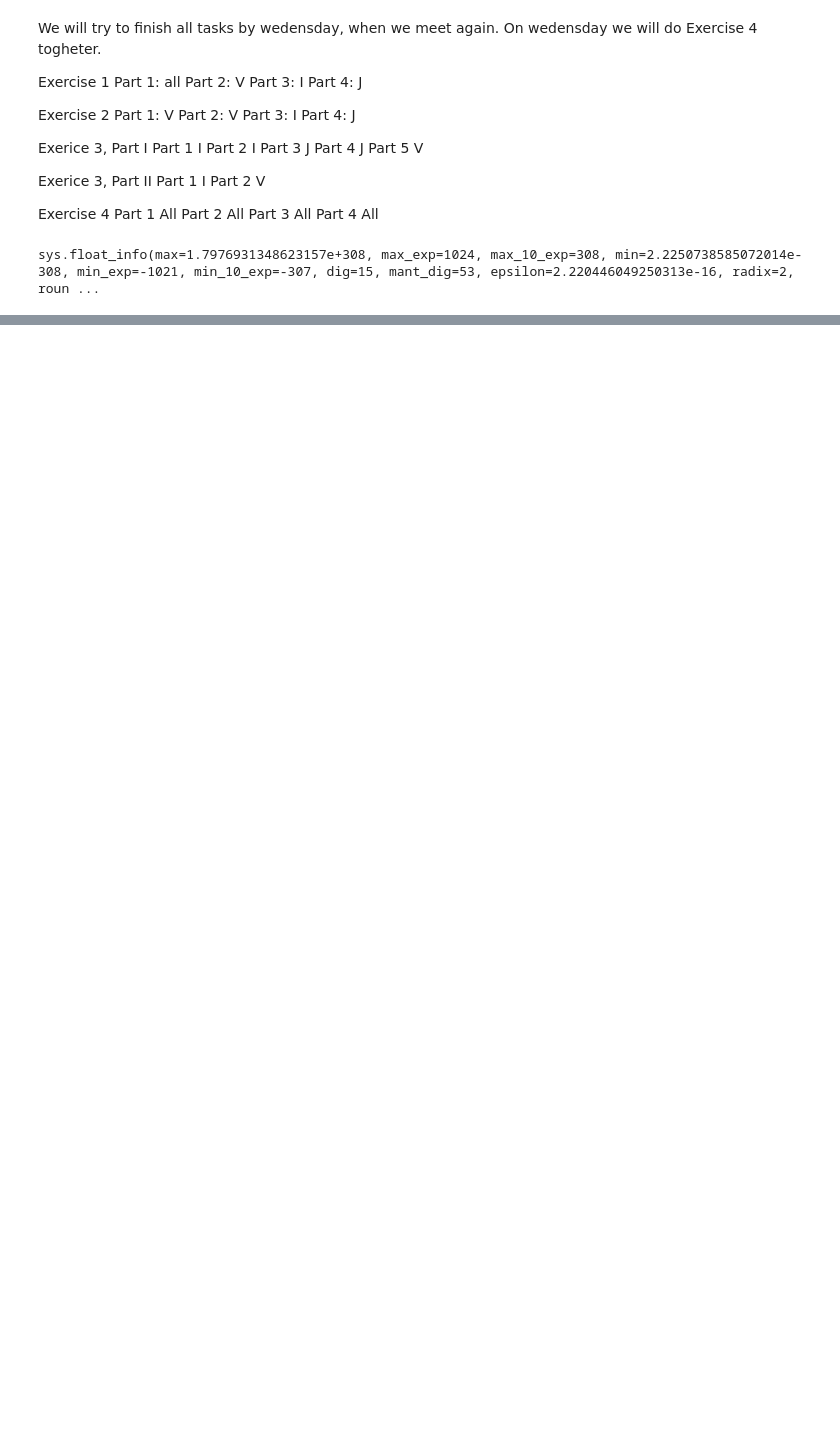
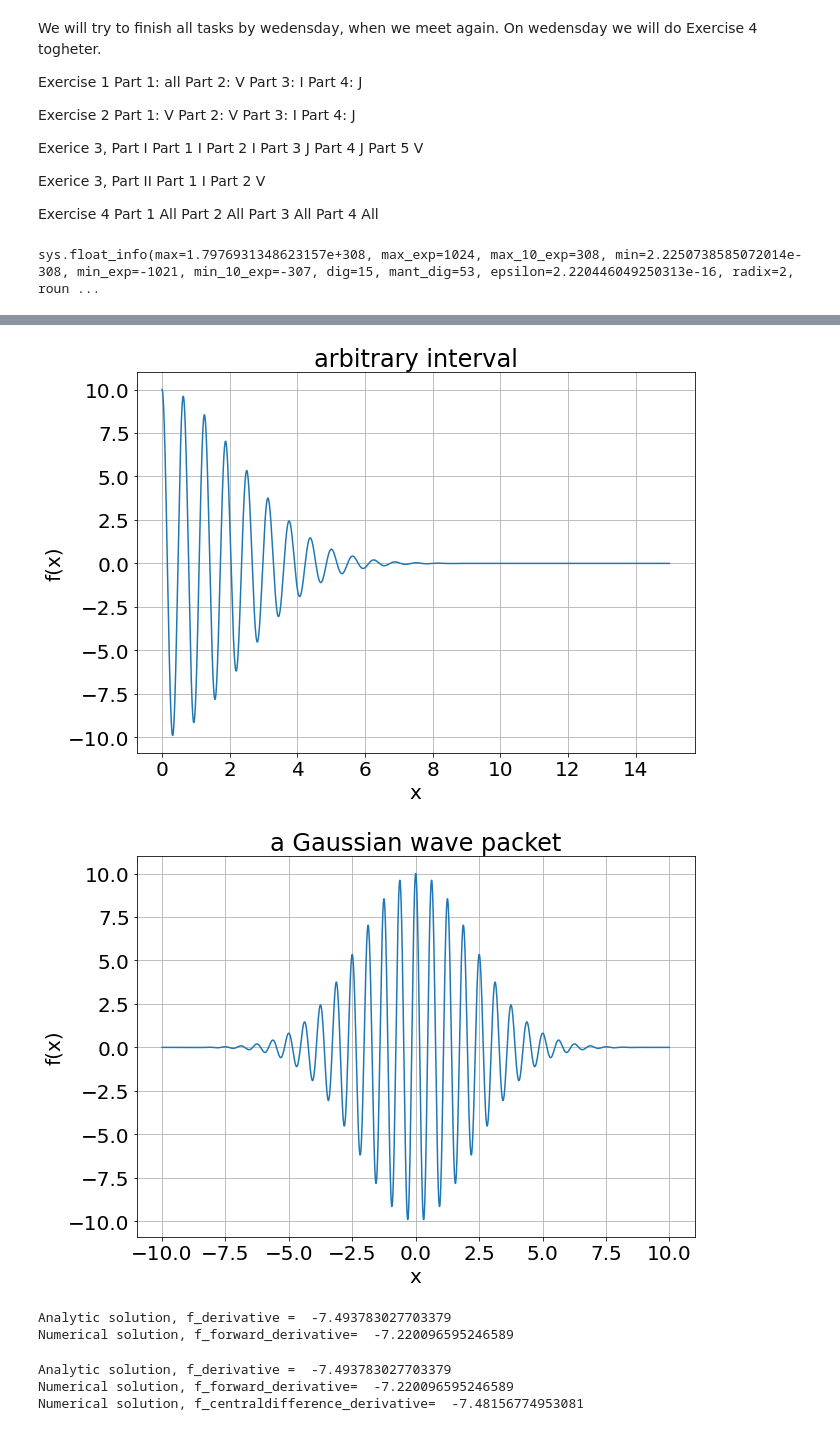
Before and after one commit to Vnormann/MOD510---Project-1, a Jupyter notebook: Project1_group16.ipynb, the cells around one changed output, grey strips where cells are left out. Saved outputs shown, nothing was run; the diff lists cells and outputs as text; code cells hidden in the pictures; blank space fills up the shorter version.

```diff
--- a/Project1_group16.ipynb
+++ b/Project1_group16.ipynb
@@ -50,0 +286,34 @@ print(epsilon)
+# %%
+# Exercise 3, Part I - part 2
+
+def f_derivative(x, a=0.1, b=10):
+    return b*np.cos(b*x)*np.exp(-a*x*x) - 2*a*x*np.sin(b*x)*np.exp(-a*x*x)
+
+def arbitrary_closed_intervall_derivative(a=0,b=15, title = 'none'):
+    x = np.linspace(a, b, 10000)
+    y = f_derivative(x)
+    plt.title(title)
+    plt.xlabel("x")
+    plt.ylabel("f(x)")
+    plt.grid()
+    plt.gcf().set_size_inches(10, 7)
+    plt.plot(x,y)
+    plt.show()
+    return
+arbitrary_closed_intervall_derivative(a=0,b=15, title = 'arbitrary interval')
+arbitrary_closed_intervall_derivative(a=-10,b=10, title = 'a Gaussian wave packet')
+# %% [output]
+[figure, added]
+[figure, added]
+# %%
+# Exercise 3, Part I - part 3
+# Forward difference based on equation 3.8 in litterature
+
+def f_forward_derivative(x, a=0.1, b=10, h=0.01):
+    return (f(x+h, a, b) - f(x, a, b))/h
+
+print('Analytic solution, f_derivative = ', f_derivative(x=1))
+print('Numerical solution, f_forward_derivative= ', f_forward_derivative(x=1))
+# %% [output]
+Analytic solution, f_derivative =  -7.493783027703379
+Numerical solution, f_forward_derivative=  -7.220096595246589
@@ -50,0 +335,12 @@ print(epsilon)
+# %%
+# Exercise 3, Part I - part 4
+def f_centraldifference_derivative(x, a=0.1, b=10, h=0.01):
+    return 0.5*(f(x+h, a, b) - f(x-h, a, b))/h
+
+print('Analytic solution, f_derivative = ', f_derivative(x=1))
+print('Numerical solution, f_forward_derivative= ', f_forward_derivative(x=1))
+print('Numerical solution, f_centraldifference_derivative= ', f_centraldifference_derivative(x=1))
+# %% [output]
+Analytic solution, f_derivative =  -7.493783027703379
+Numerical solution, f_forward_derivative=  -7.220096595246589
+Numerical solution, f_centraldifference_derivative=  -7.48156774953081
```
Also changed, not shown: parts of 31 cells of this notebook.
